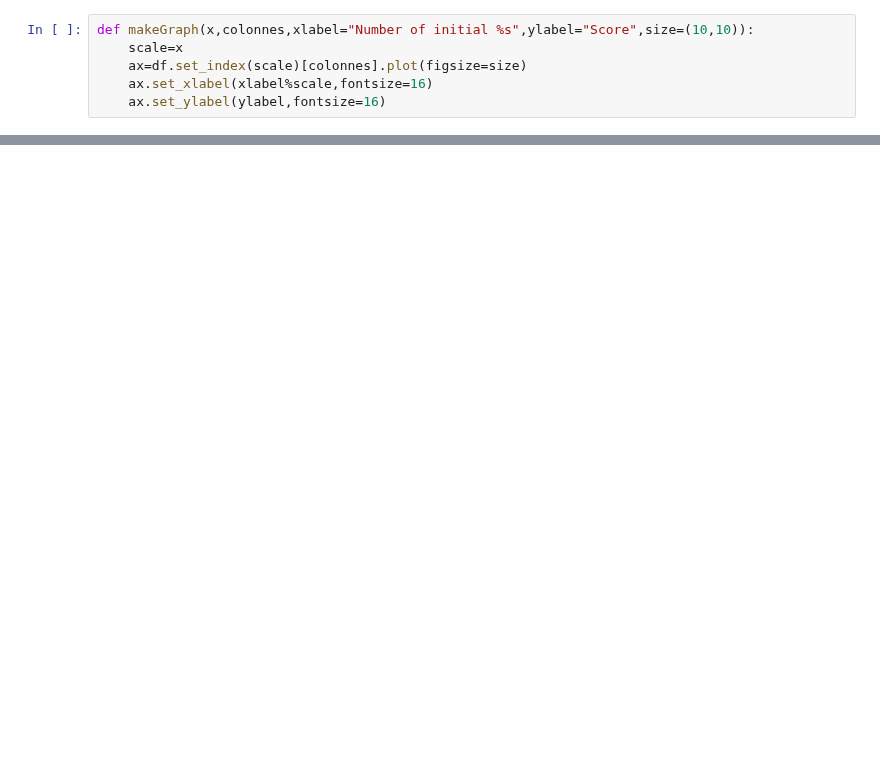
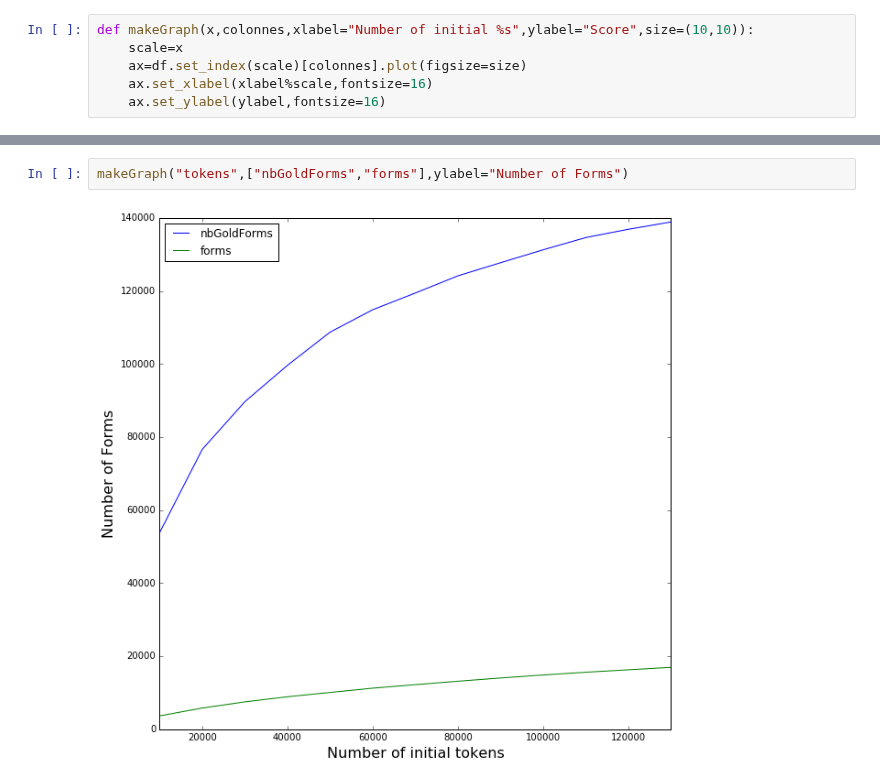
Before and after one commit to gboye/SWIM, a Jupyter notebook: ParadigmGeneration/Longitudinales/Longitudinales-Resultats.ipynb, the cells around one changed output, grey strips where cells are left out. Cells and saved outputs as stored; diff of their text form; blank space fills up the shorter version.

```diff
--- a/ParadigmGeneration/Longitudinales/Longitudinales-Resultats.ipynb
+++ b/ParadigmGeneration/Longitudinales/Longitudinales-Resultats.ipynb
@@ -119,0 +133,4 @@ makeGraph("forms",["F-Measure-S1","F-Measure-S2","F-Measure-M1","F-Measure-M2"])
+# %%
+makeGraph("tokens",["nbGoldForms","forms"],ylabel="Number of Forms")
+# %% [output]
+[figure, added]
```
Also changed, not shown: parts of 11 cells of this notebook, 5 other files.
